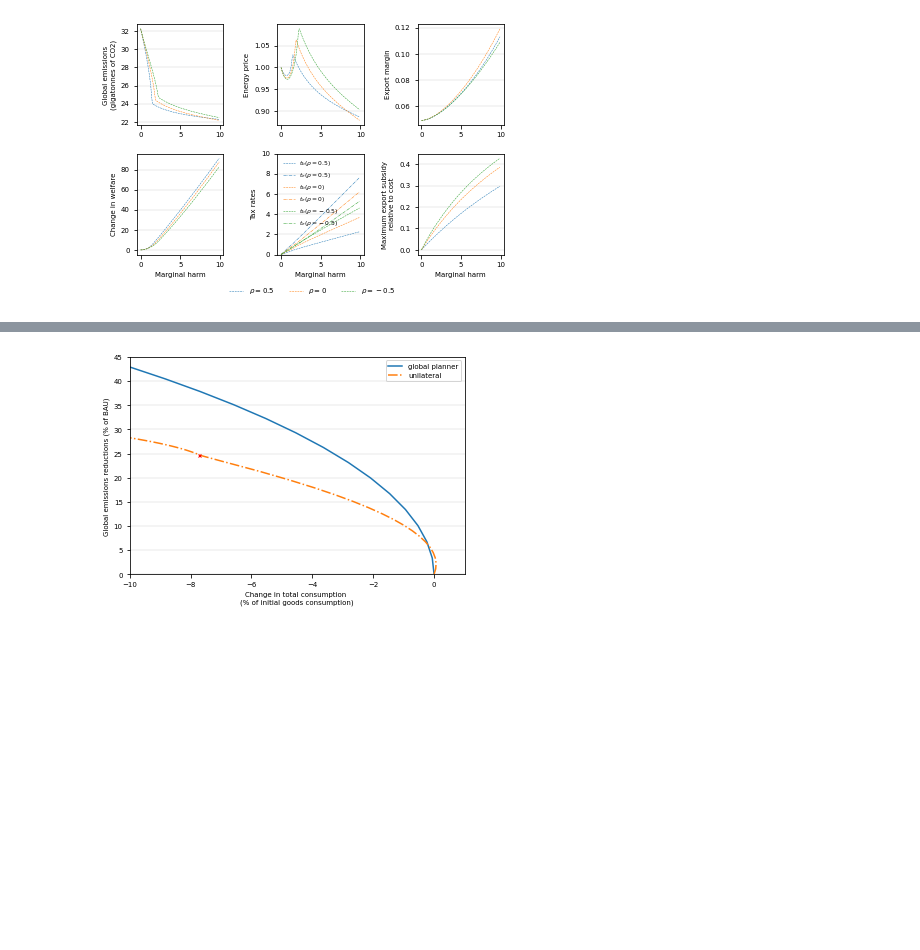
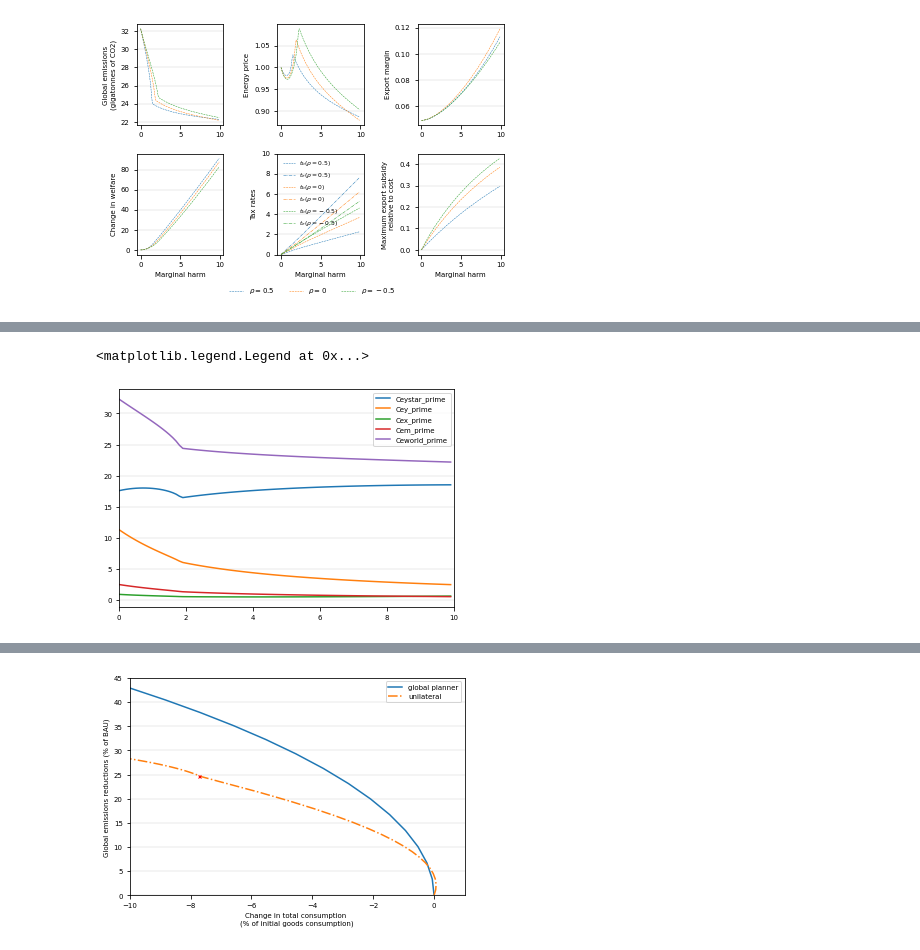
Before and after one commit to VoliCrank/Optimal-Unilateral-Carbon-Policy, a Jupyter notebook: Data/codes/plots_ces.ipynb, the cells around one changed output, grey strips where cells are left out. Drawn from its saved outputs; the diff is of its cells as text; code cells hidden in the pictures; blank space fills up the shorter version.

```diff
--- a/Data/codes/plots_ces.ipynb
+++ b/Data/codes/plots_ces.ipynb
@@ -255,0 +226,12 @@ Name: Qeworld_chg, Length: 100, dtype: float64
+# %%
+df_opt['Ceworld_prime'] = df_opt['Cestar_prime'] + df_opt['Ce_prime']
+plt.plot(df_opt['varphi'], df_opt['Ceystar_prime'], label = 'Ceystar_prime')
+plt.plot(df_opt['varphi'], df_opt['Cey_prime'], label = 'Cey_prime')
+plt.plot(df_opt['varphi'], df_opt['Cex_prime'], label = 'Cex_prime')
+plt.plot(df_opt['varphi'], df_opt['Cem_prime'], label = 'Cem_prime')
+plt.plot(df_opt['varphi'], df_opt['Ceworld_prime'], label = 'Ceworld_prime')
+plt.xlim(0,10)
+plt.legend()
+# %% [output]
+<matplotlib.legend.Legend at 0x...>
+[figure, added]
```
Also changed, not shown: parts of 11 cells of this notebook, 16 other files.
